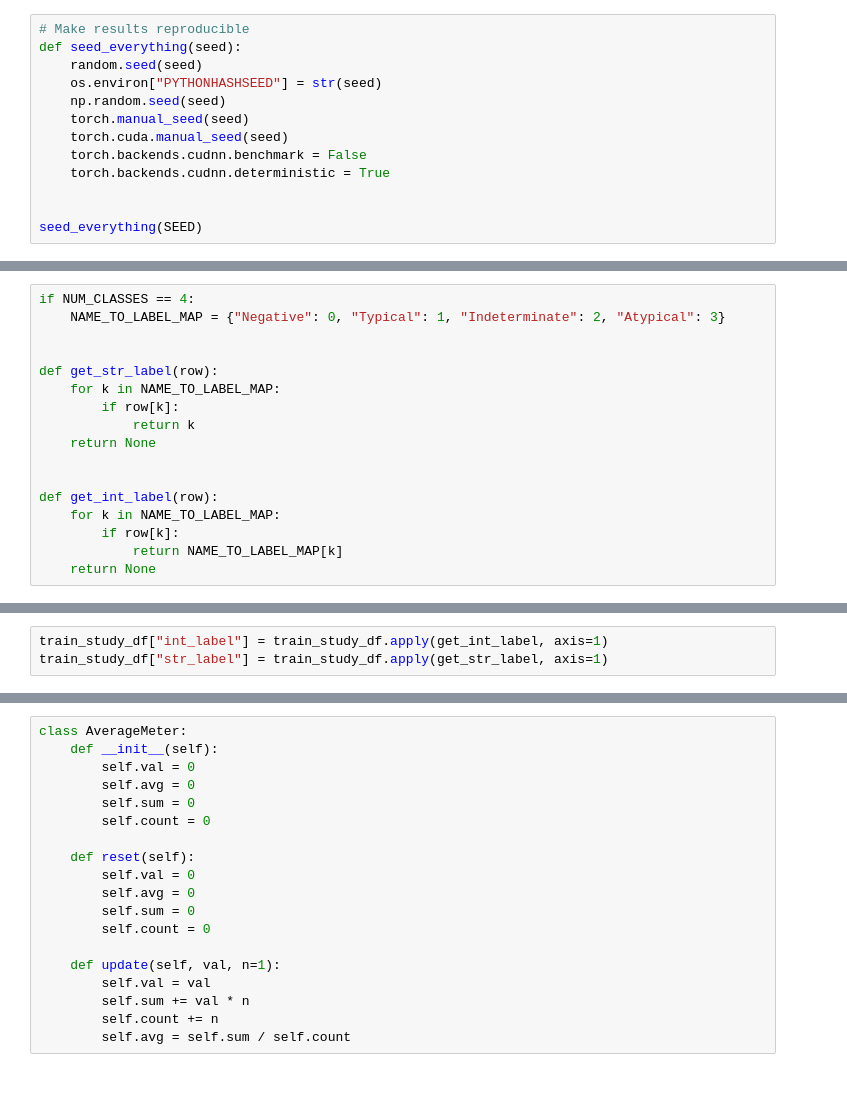
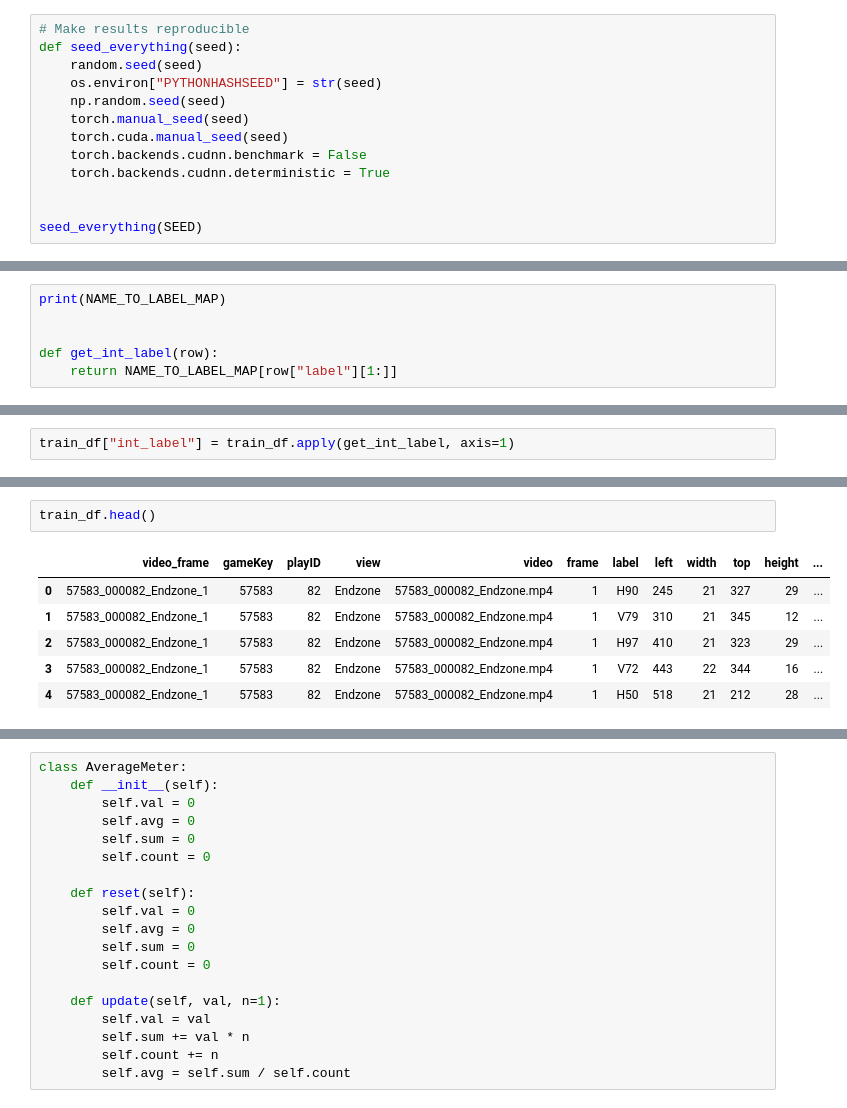
Before and after one commit to adarshvjois/efficient-det-siim-covid-19-challenge, a Jupyter notebook: Train-Object-Detection.ipynb, the cells around one changed output, grey strips where cells are left out. Drawn from its saved outputs; the diff is of its cells as text.

```diff
--- a/Train-Object-Detection.ipynb
+++ b/Train-Object-Detection.ipynb
@@ -70,17 +64,6 @@ train_images_df = pd.merge(train_images_df, train_meta_df, how="inner", on="id")
-# %%
-if NUM_CLASSES == 4:
-    NAME_TO_LABEL_MAP = {"Negative": 0, "Typical": 1, "Indeterminate": 2, "Atypical": 3}
-
-
-def get_str_label(row):
-    for k in NAME_TO_LABEL_MAP:
-        if row[k]:
-            return k
-    return None
-
-
-def get_int_label(row):
-    for k in NAME_TO_LABEL_MAP:
-        if row[k]:
-            return NAME_TO_LABEL_MAP[k]
-    return None
+# %%
+print(NAME_TO_LABEL_MAP)
+
+
+def get_int_label(row):
+    return NAME_TO_LABEL_MAP[row["label"][1:]]
@@ -87,3 +72,2 @@ def get_int_label(row):
 # %%
-train_study_df["int_label"] = train_study_df.apply(get_int_label, axis=1)
-train_study_df["str_label"] = train_study_df.apply(get_str_label, axis=1)
+train_df["int_label"] = train_df.apply(get_int_label, axis=1)
@@ -171,2 +74,11 @@ def keep_row(row):
+# %%
+train_df.head()
+# %% [output]
+|  | video_frame | gameKey | playID | view | video | frame | label | left | width | top | height | ... |
+| 0 | 57583_000082_Endzone_1 | 57583 | 82 | Endzone | 57583_000082_Endzone.mp4 | 1 | H90 | 245 | 21 | 327 | 29 | ... |
+| 1 | 57583_000082_Endzone_1 | 57583 | 82 | Endzone | 57583_000082_Endzone.mp4 | 1 | V79 | 310 | 21 | 345 | 12 | ... |
+| 2 | 57583_000082_Endzone_1 | 57583 | 82 | Endzone | 57583_000082_Endzone.mp4 | 1 | H97 | 410 | 21 | 323 | 29 | ... |
+| 3 | 57583_000082_Endzone_1 | 57583 | 82 | Endzone | 57583_000082_Endzone.mp4 | 1 | V72 | 443 | 22 | 344 | 16 | ... |
+| 4 | 57583_000082_Endzone_1 | 57583 | 82 | Endzone | 57583_000082_Endzone.mp4 | 1 | H50 | 518 | 21 | 212 | 28 | ... |
 # %%
 def get_img_path(row):
```
Also changed, not shown: parts of 28 cells of this notebook.
